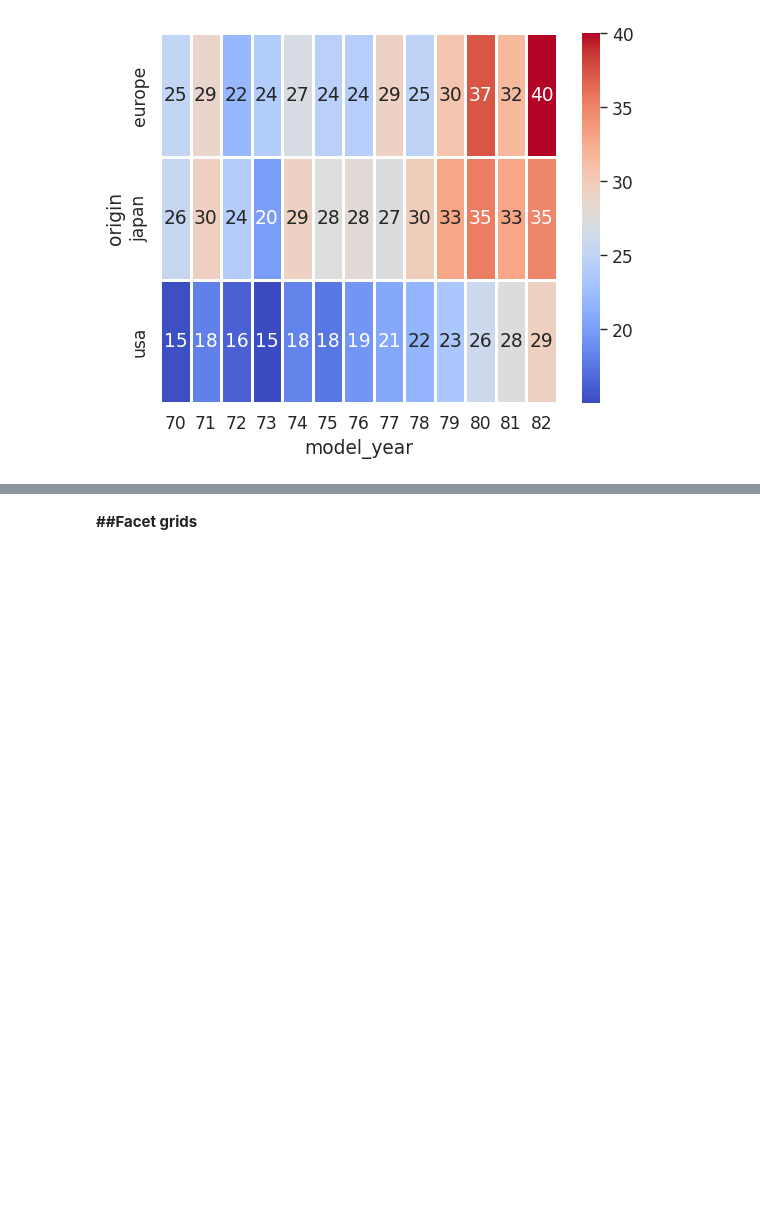
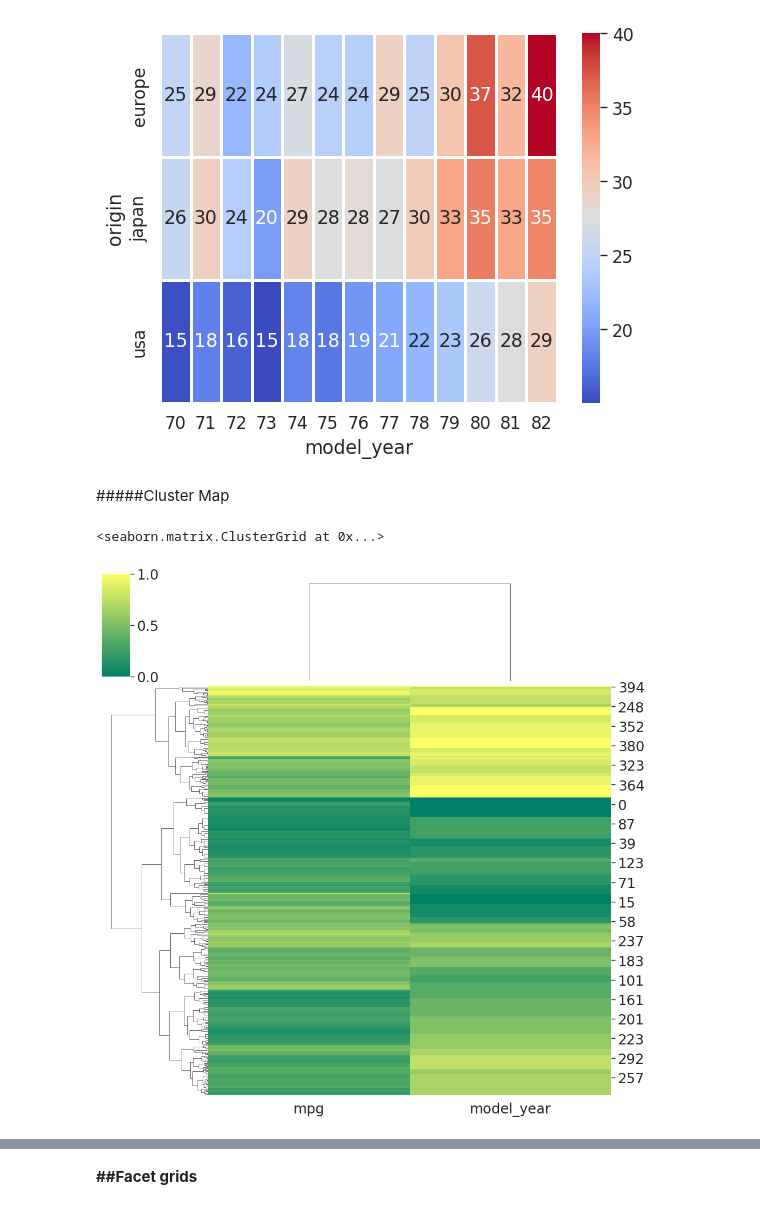
Before and after one commit to YigitBCesur/Python_Essentials, a Jupyter notebook: 5_Seaborn.ipynb, the cells around one changed output, grey strips where cells are left out. Cells and saved outputs as stored; diff of their text form; code cells hidden in the pictures; blank space fills up the shorter version.

```diff
--- a/5_Seaborn.ipynb
+++ b/5_Seaborn.ipynb
@@ -340,3 +345,10 @@ sns.heatmap(year , cmap='coolwarm' , annot=True ,linecolor='white', linewidth='1
 # %% [output]
 <Axes: xlabel='model_year', ylabel='origin'>
 [figure]
+# %% [markdown]
+#####Cluster Map
+# %%
+sns.clustermap(df[['mpg','model_year']], cmap='summer', standard_scale=1 , annot=False)
+# %% [output]
+<seaborn.matrix.ClusterGrid at 0x...>
+[figure, added]
```
Also changed, not shown: parts of 5 cells of this notebook.
